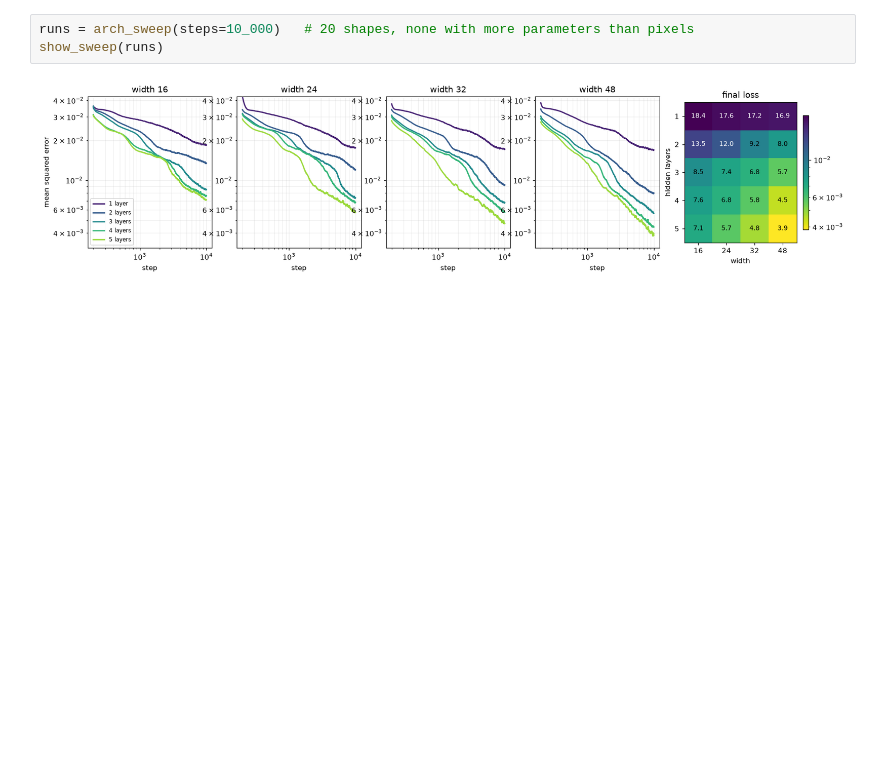
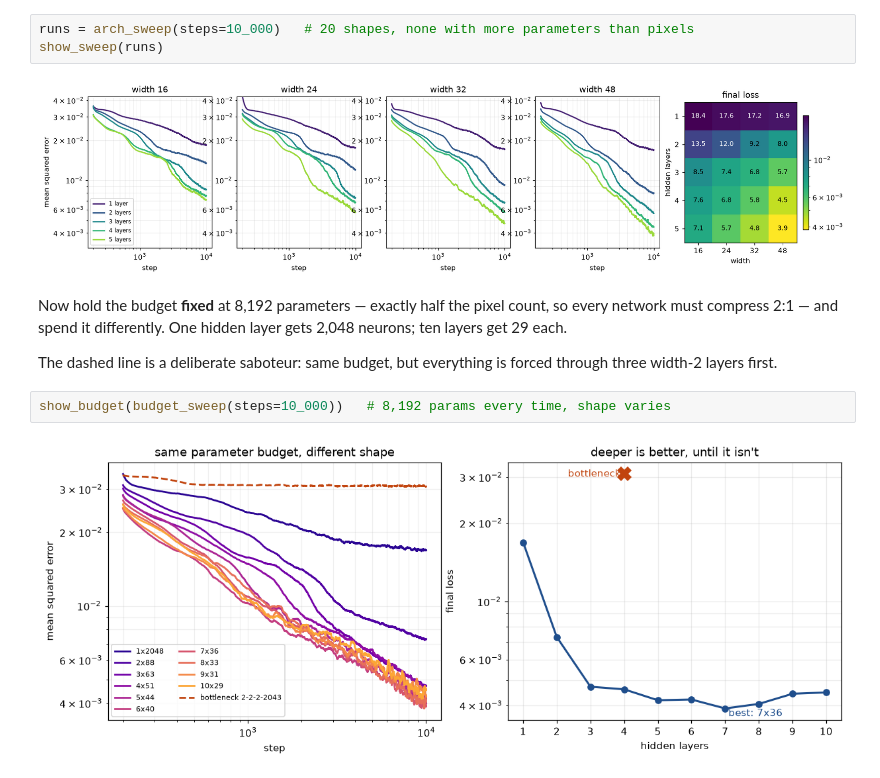
Before and after one commit to John-Anthony-Heaney/graft, a Jupyter notebook: Book.ipynb, the cells around one changed output. Cells and saved outputs as stored; diff of their text form; blank space fills up the shorter version.

```diff
--- a/Book.ipynb
+++ b/Book.ipynb
@@ -161,3 +161,14 @@ runs = arch_sweep(steps=10_000)   # 20 shapes, none with more parameters than pi
 show_sweep(runs)
 # %% [output]
 [figure]
+# %% [markdown]
+Now hold the budget **fixed** at 8,192 parameters — exactly half the pixel count,
+so every network must compress 2:1 — and spend it differently. One hidden layer
+gets 2,048 neurons; ten layers get 29 each.
+
+The dashed line is a deliberate saboteur: same budget, but everything is forced
+through three width-2 layers first.
+# %%
+show_budget(budget_sweep(steps=10_000))   # 8,192 params every time, shape varies
+# %% [output]
+[figure, added]
```
Also changed, not shown: parts of 1 cell of this notebook, 1 other file.
